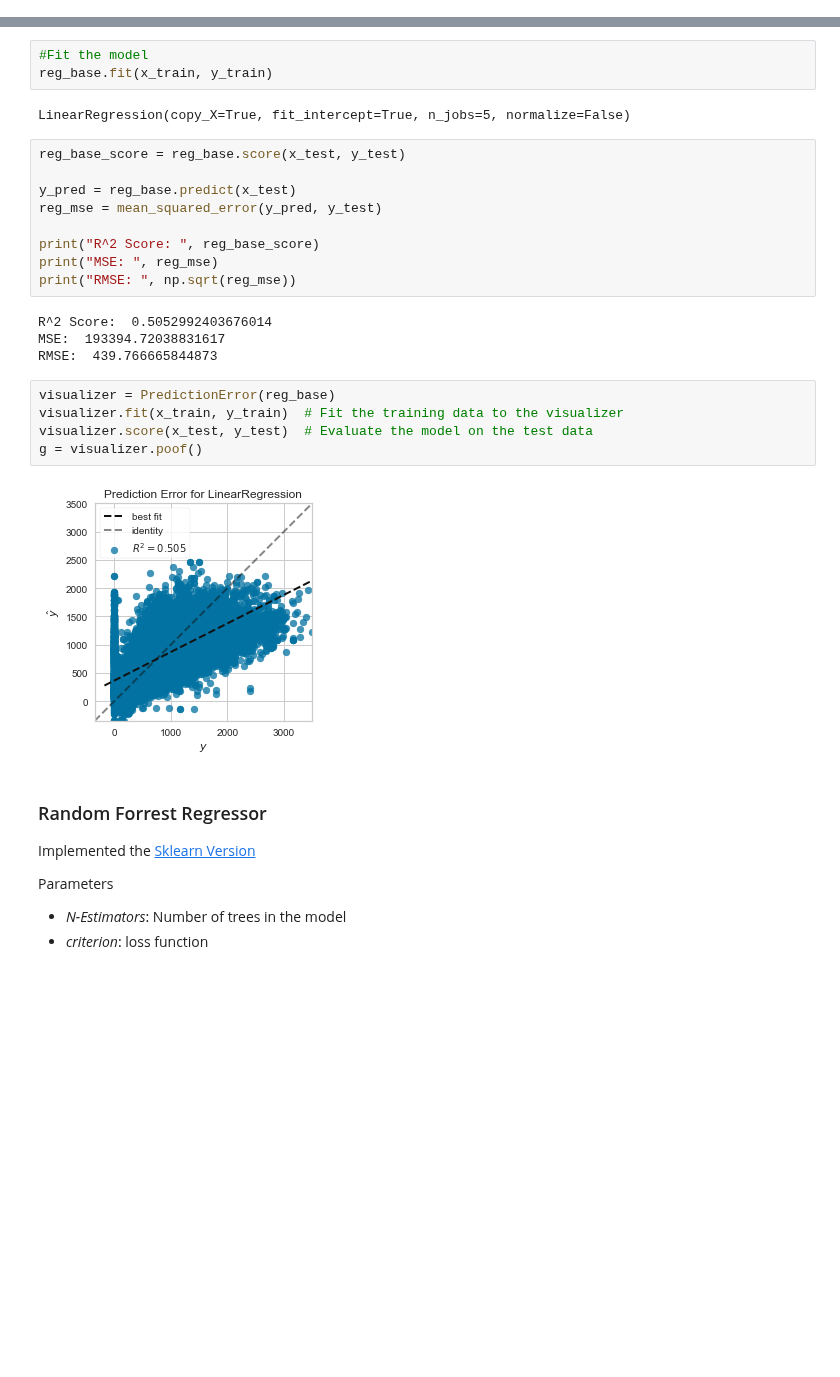
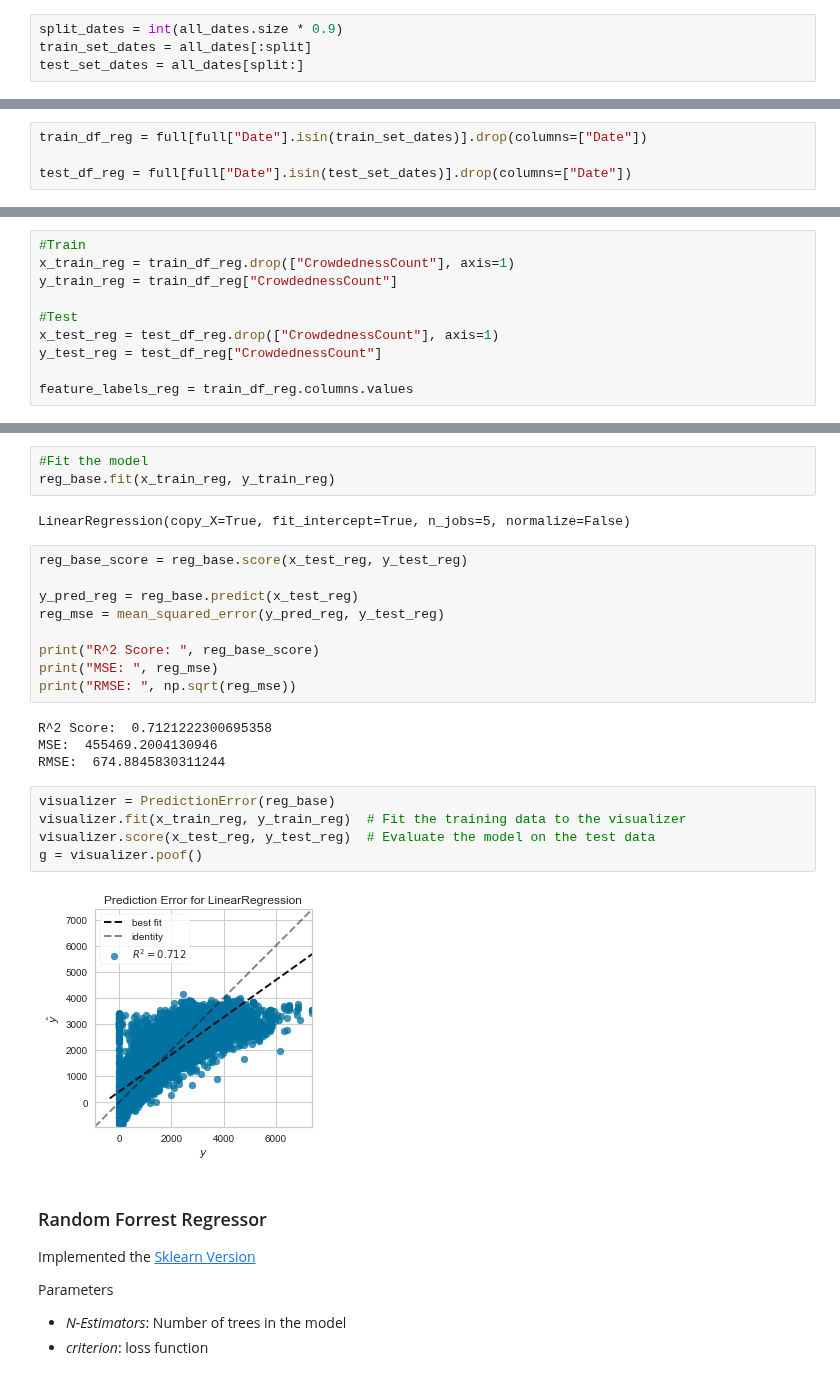
Before and after one commit to LeDon96/CrowdednessPrediction, a Jupyter notebook: Jupyter Notebooks/ModelExploration.ipynb, the cells around one changed output, grey strips where cells are left out. Cells and saved outputs as stored; diff of their text form; blank space fills up the shorter version.

```diff
--- a/Jupyter Notebooks/ModelExploration.ipynb
+++ b/Jupyter Notebooks/ModelExploration.ipynb
@@ -285,2 +268,6 @@ feature_labels = train_df.columns.values
+# %%
+split_dates = int(all_dates.size * 0.9)
+train_set_dates = all_dates[:split]
+test_set_dates = all_dates[split:]
 # %% [markdown]
 ## Regression Models <a name="regModels"></a>
@@ -300,0 +276,4 @@ Split the dataset into training and test data, using a [function from Sklearn](h
+# %%
+train_df_reg = full[full["Date"].isin(train_set_dates)].drop(columns=["Date"])
+
+test_df_reg = full[full["Date"].isin(test_set_dates)].drop(columns=["Date"])
@@ -301,3 +290,13 @@ Split the dataset into training and test data, using a [function from Sklearn](h
+# %%
+#Train
+x_train_reg = train_df_reg.drop(["CrowdednessCount"], axis=1)
+y_train_reg = train_df_reg["CrowdednessCount"]
+
+#Test
+x_test_reg = test_df_reg.drop(["CrowdednessCount"], axis=1)
+y_test_reg = test_df_reg["CrowdednessCount"]
+
+feature_labels_reg = train_df_reg.columns.values
 # %% [markdown]
 ### Linear Regression <a name="regBaseModel"></a>
 Implemented the [Sklearn Version](https://scikit-learn.org/stable/modules/generated/sklearn.linear_model.LinearRegression.html#sklearn.linear_model.LinearRegression)
@@ -306,29 +305,29 @@ Implemented the [Sklearn Version](https://scikit-learn.org/stable/modules/genera
 reg_base = LinearRegression(n_jobs=5)
 # %%
 #Fit the model
-reg_base.fit(x_train, y_train)
+reg_base.fit(x_train_reg, y_train_reg)
 # %% [output]
 LinearRegression(copy_X=True, fit_intercept=True, n_jobs=5, normalize=False)
 # %%
-reg_base_score = reg_base.score(x_test, y_test)
+reg_base_score = reg_base.score(x_test_reg, y_test_reg)
 
-y_pred = reg_base.predict(x_test)
-reg_mse = mean_squared_error(y_pred, y_test)
+y_pred_reg = reg_base.predict(x_test_reg)
+reg_mse = mean_squared_error(y_pred_reg, y_test_reg)
 
 print("R^2 Score: ", reg_base_score)
 print("MSE: ", reg_mse)
 print("RMSE: ", np.sqrt(reg_mse))
 # %% [output]
-R^2 Score:  0.5052992403676014
-MSE:  193394.72038831617
-RMSE:  439.766665844873
+R^2 Score:  0.7121222300695358
+MSE:  455469.2004130946
+RMSE:  674.8845830311244
 # %%
 visualizer = PredictionError(reg_base)
-visualizer.fit(x_train, y_train)  # Fit the training data to the visualizer
-visualizer.score(x_test, y_test)  # Evaluate the model on the test data
+visualizer.fit(x_train_reg, y_train_reg)  # Fit the training data to the visualizer
+visualizer.score(x_test_reg, y_test_reg)  # Evaluate the model on the test data
 g = visualizer.poof()
 # %% [output]
-[figure, old version]
+[figure, new version]
 # %% [markdown]
 ### Random Forrest Regressor <a name="regRFGModel"></a>
 Implemented the [Sklearn Version](https://scikit-learn.org/stable/modules/generated/sklearn.ensemble.RandomForestRegressor.html)
```
Also changed, not shown: parts of 53 cells of this notebook.
